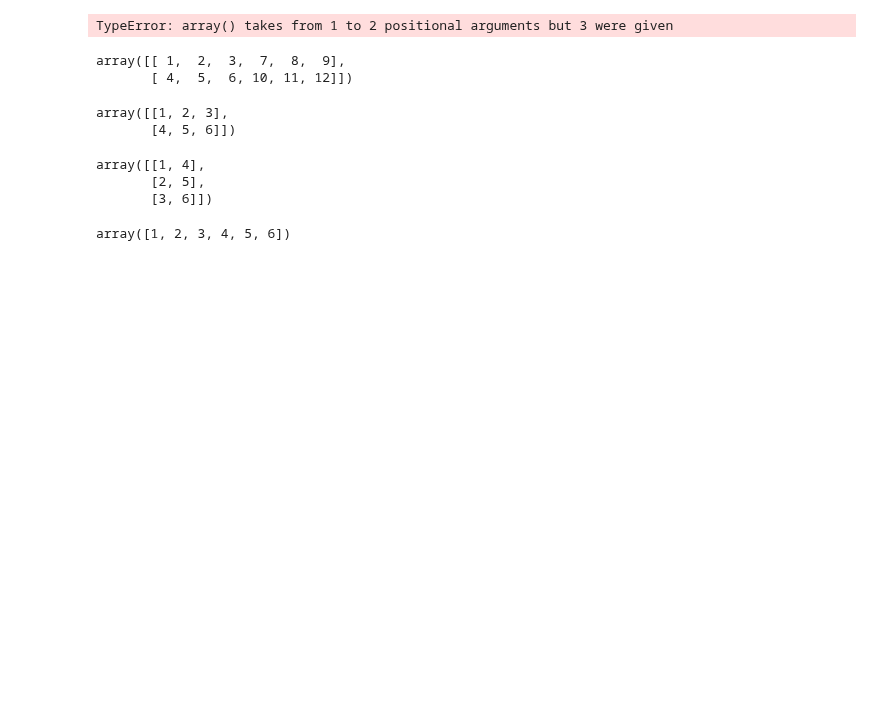
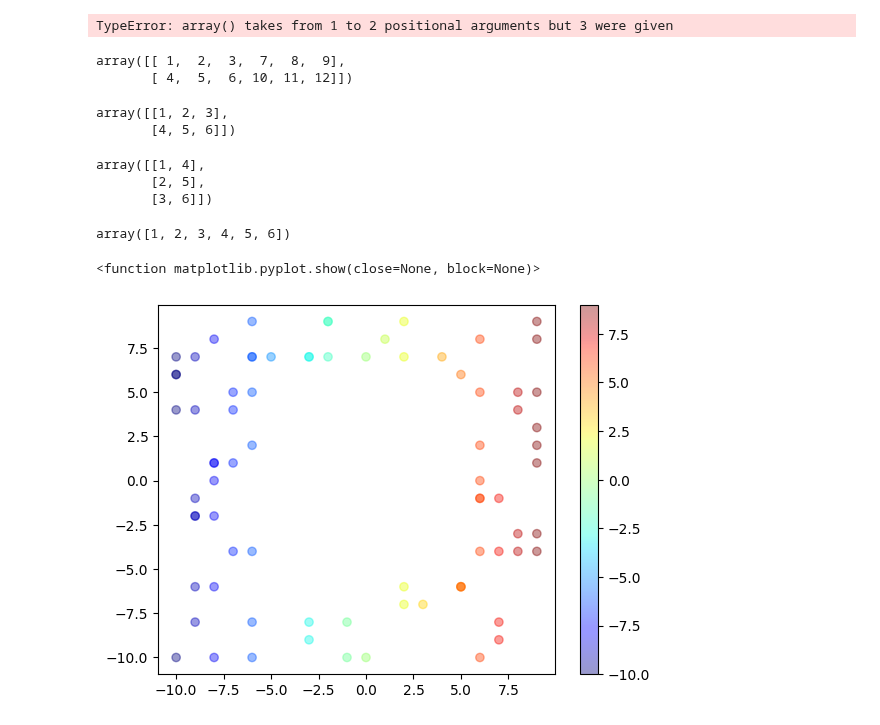
Before and after one commit to wamong/DMU-JMJ, a Jupyter notebook: 1학년2학기/데이터분석입문/test.ipynb, the cells around one changed output. Cells and saved outputs as stored; diff of their text form; code cells hidden in the pictures; blank space fills up the shorter version.

```diff
--- a/1학년2학기/데이터분석입문/test.ipynb
+++ b/1학년2학기/데이터분석입문/test.ipynb
@@ -108,3 +108,21 @@ array([[1, 4],
 np.r_[a,b]
 # %% [output]
 array([1, 2, 3, 4, 5, 6])
+# %%
+import matplotlib.pyplot as plt
+import numpy as np
+
+x = np.random.randint(-10, 10, 100)
+y = np.random.randint(-10, 10, 100)
+
+mask1 = abs(x) > 5
+mask2 = abs(y) > 5
+x = x[mask1 + mask2]
+y = y[mask1 + mask2]
+
+plt.scatter(x, y,c=x, cmap='jet', alpha =0.4)
+plt.colorbar()
+plt.show
+# %% [output]
+<function matplotlib.pyplot.show(close=None, block=None)>
+[figure, added]
```
Also changed, not shown: parts of 3 cells of this notebook.
